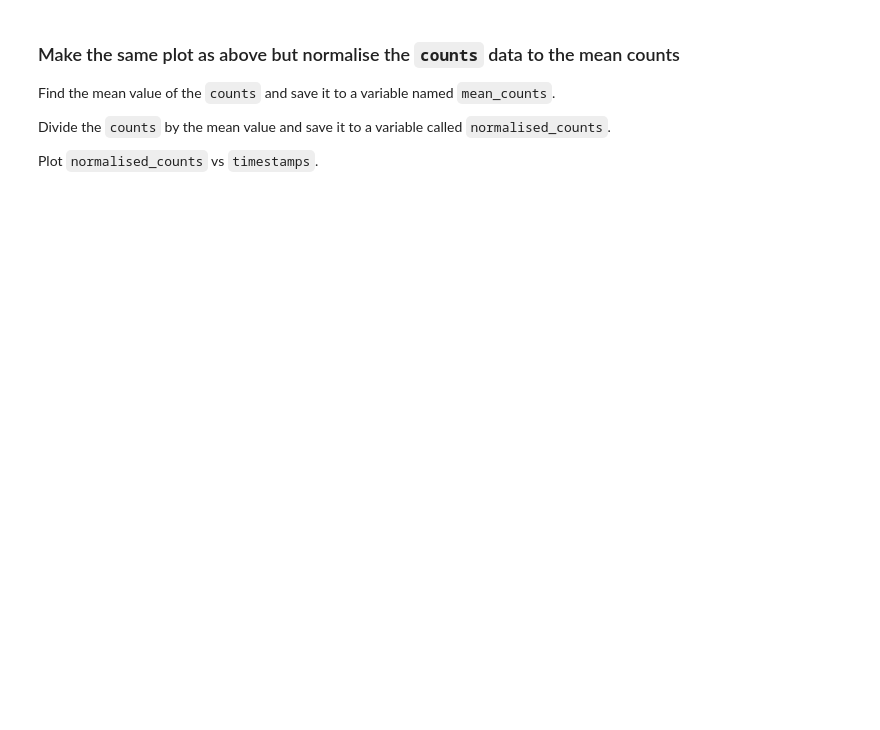
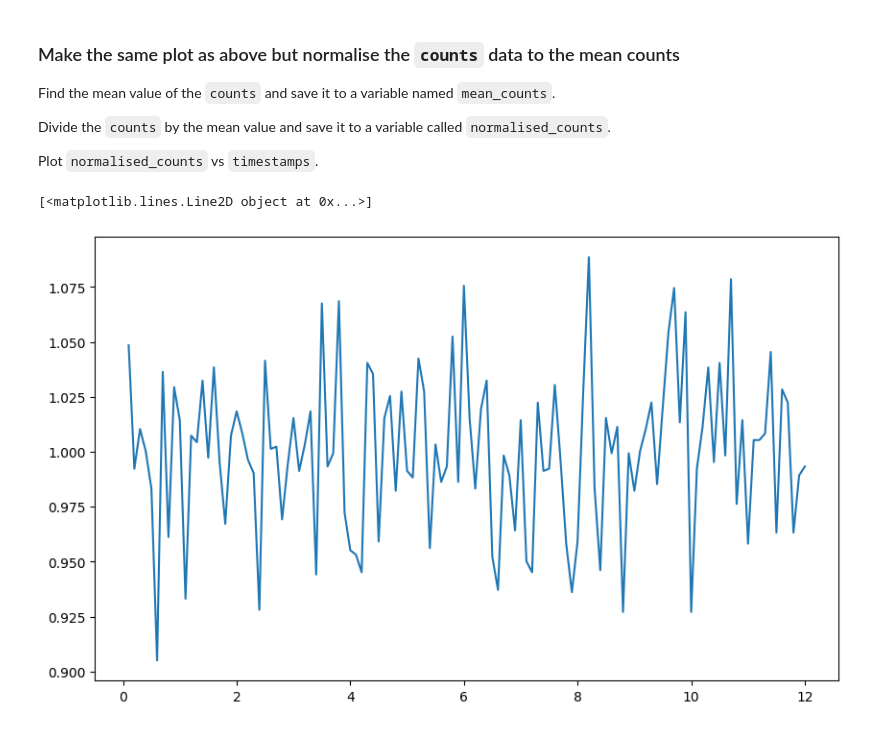
Before and after one commit to prithviulm/qudi-overview, a Jupyter notebook: experiment.ipynb, the cells around one changed output. Drawn from its saved outputs; the diff is of its cells as text; code cells hidden in the pictures; blank space fills up the shorter version.

```diff
--- a/experiment.ipynb
+++ b/experiment.ipynb
@@ -34,4 +51,12 @@ Plot `normalised_counts` vs `timestamps`.
 # %%
 fig, ax = plt.subplots(figsize=(10, 6))
 
+
 # Your code here
+
+mean_counts = np.mean(counts)
+normalised_counts = counts / mean_counts
+plt.plot(timestamps, normalised_counts)
+# %% [output]
+[<matplotlib.lines.Line2D object at 0x...>]
+[figure, added]
```
Also changed, not shown: parts of 5 cells of this notebook, 2 other files.
